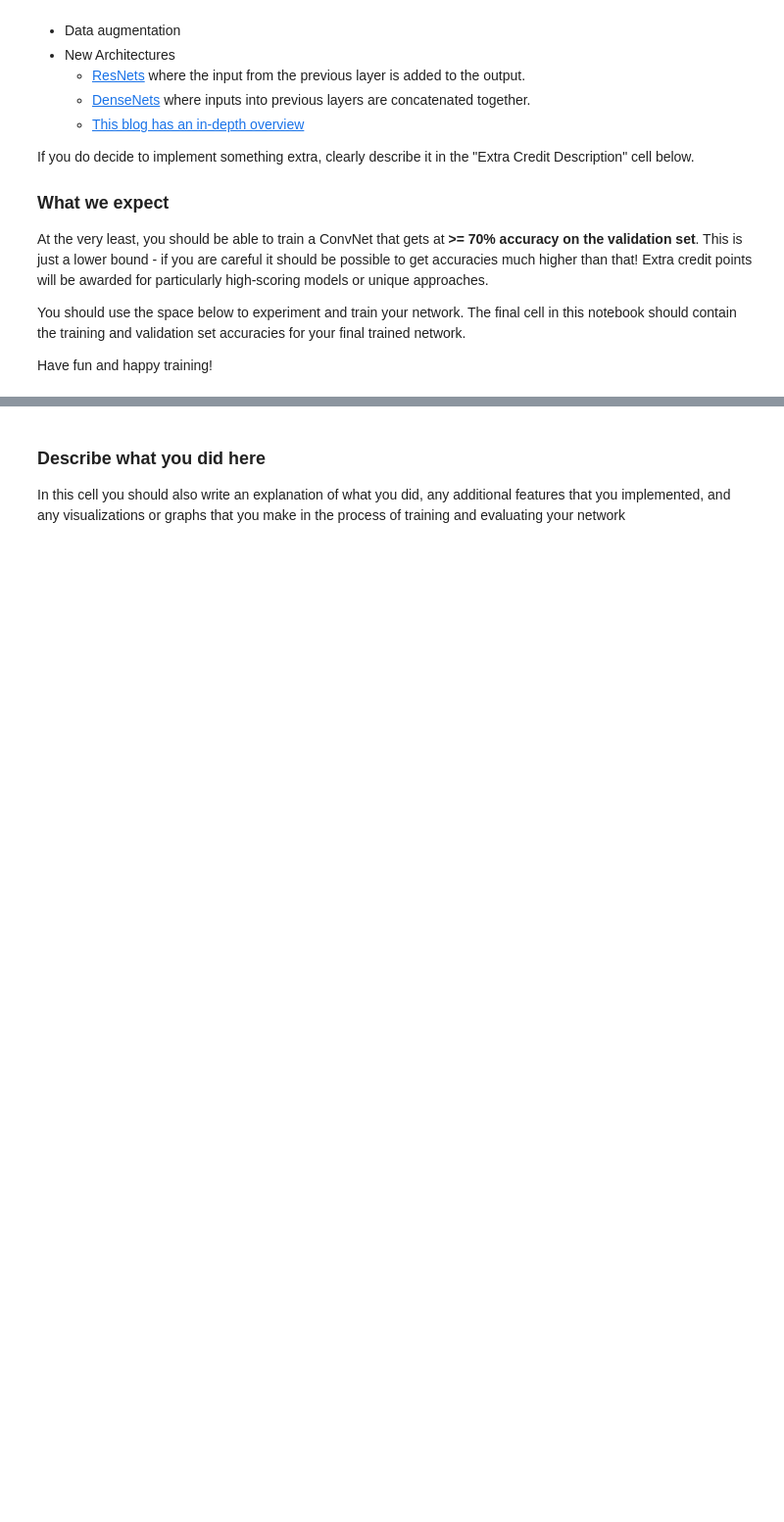
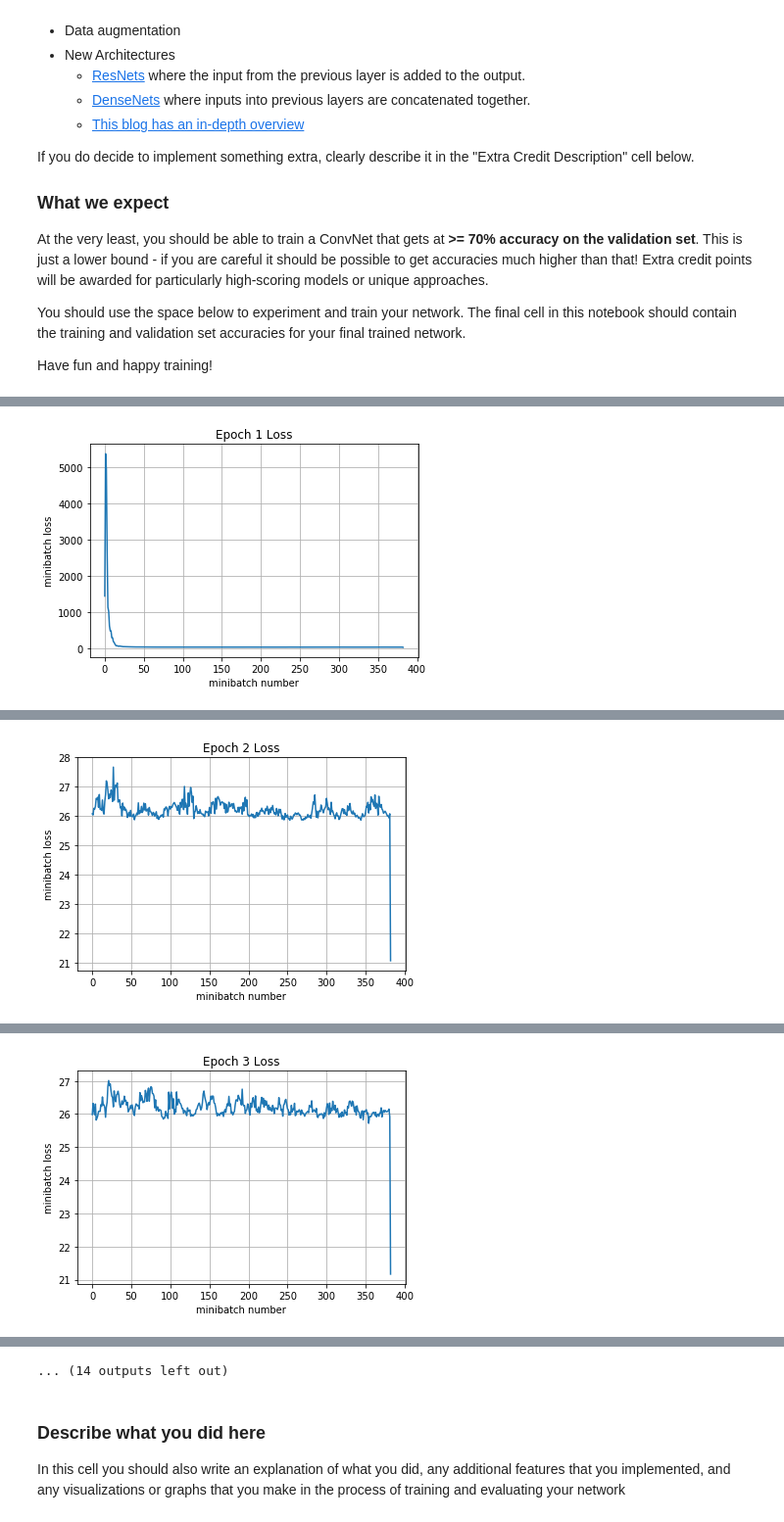
Before and after one commit to wywongbd/COMP4901J-Deep-Learning-in-Computer-Vision, a Jupyter notebook: assignment2/TensorFlow.ipynb, the cells around one changed output, grey strips where cells are left out. Shown at 98% size. Drawn from its saved outputs; the diff is of its cells as text; code cells hidden in the pictures; blank space fills up the shorter version.

```diff
--- a/assignment2/TensorFlow.ipynb
+++ b/assignment2/TensorFlow.ipynb
@@ -281,7 +281,7 @@ def complex_model(X,y,is_training):
     a1 = tf.nn.conv2d(X, Wconv1, strides=[1,1,1,1], padding='VALID') + bconv1
     a2 = tf.nn.relu(a1)
     mean, var = tf.nn.moments(a2, axes = [0, 1, 2])
-    a3 = tf.nn.batch_norm_with_global_normalization(a2, mean, var, beta, gamma, 1e-3, True)
+    a3 = tf.nn.batch_normalization(a2, mean, var, beta, gamma, 1e-3)
     a4 = tf.nn.max_pool(a3, [1, 2, 2, 1], [1, 2, 2, 1], padding = 'VALID')
 
     a4_flat = tf.reshape(a4,[-1,5408])
@@ -478,6 +521,8 @@ sess = tf.Session()
 
 sess.run(tf.global_variables_initializer())
 print('Training')
-run_model(sess,y_out,mean_loss,X_train,y_train,10,64,100,train_step,True)
+run_model(sess,y_out,mean_loss,X_train,y_train,
+          epochs= 20, batch_size = 128, print_every = 100, training = train_step, plot_losses = True)
 print('Validation')
 run_model(sess,y_out,mean_loss,X_val,y_val,1,64)
+# %% [output]
@@ -483,0 +535 @@ run_model(sess,y_out,mean_loss,X_val,y_val,1,64)
+[figure, added]
@@ -483,0 +541 @@ run_model(sess,y_out,mean_loss,X_val,y_val,1,64)
+[figure, added]
@@ -483,0 +547 @@ run_model(sess,y_out,mean_loss,X_val,y_val,1,64)
+[figure, added]
@@ -484,3 +565,4 @@ run_model(sess,y_out,mean_loss,X_val,y_val,1,64)
+... (14 outputs left out)
 # %%
 # Test your model here, and make sure
 # the output of this cell is the accuracy
```
Also changed, not shown: parts of 7 cells of this notebook.
